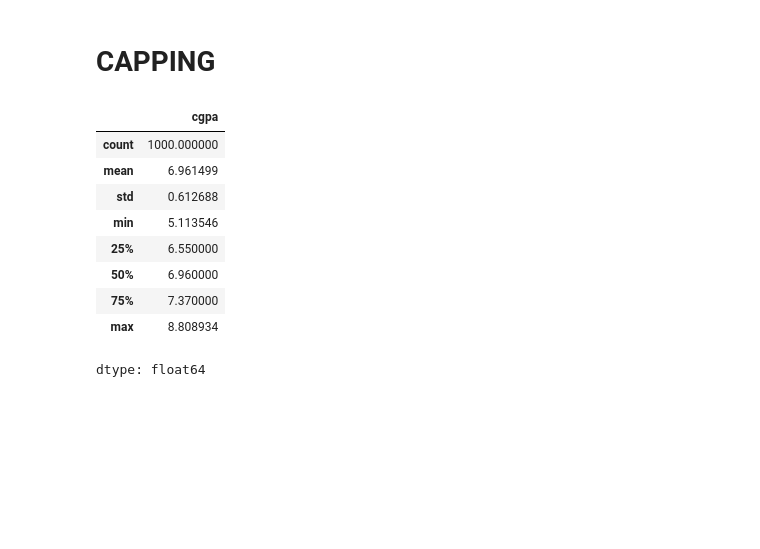
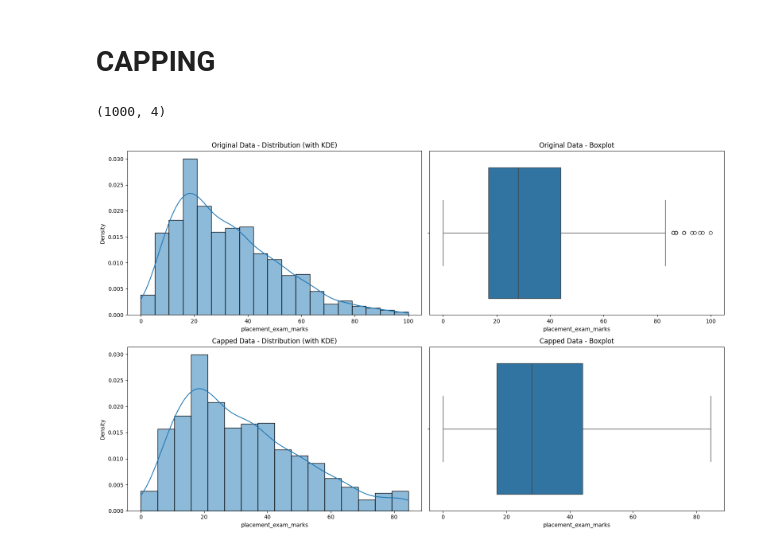
Before and after one commit to the-star-boy/Local-repo, a Jupyter notebook: Z_score.ipynb, the cells around one changed output. Saved outputs shown, nothing was run; the diff lists cells and outputs as text; code cells hidden in the pictures; blank space fills up the shorter version.

```diff
--- a/Z_score.ipynb
+++ b/Z_score.ipynb
@@ -119,5 +164,2 @@ df[df['cgpa_zscore']<-3]
 # %% [markdown]
 # **CAPPING**
-# %%
-upper_limit=df['cgpa'].mean()+3*df['cgpa'].std()
-lower_limit=df['cgpa'].mean()-3*df['cgpa'].std()
@@ -129,23 +166,33 @@ lower_limit=df['cgpa'].mean()-3*df['cgpa'].std()
-# %%
-df['cgpa']=np.where(
-    df['cgpa']>upper_limit,
-    upper_limit,
-    np.where(
-        df['cgpa']<lower_limit,
-        lower_limit,
-        df['cgpa']
-    )
-)
-# %%
-df['cgpa'].describe()
-# %% [output]
-|  | cgpa |
-| count | 1000.000000 |
-| mean | 6.961499 |
-| std | 0.612688 |
-| min | 5.113546 |
-| 25% | 6.550000 |
-| 50% | 6.960000 |
-| 75% | 7.370000 |
-| max | 8.808934 |
-dtype: float64
+# %%
+new_df_cap=df.copy()
+
+new_df_cap['placement_exam_marks']=np.where(
+    new_df_cap['placement_exam_marks']>upper_limit,upper_limit,
+    new_df_cap['placement_exam_marks'])
+# %%
+new_df_cap.shape
+# %% [output]
+(1000, 4)
+# %%
+fig, axes = plt.subplots(2, 2, figsize=(16, 10))
+
+# Original Data - Distribution with KDE
+sns.histplot(df['placement_exam_marks'], ax=axes[0, 0], stat='density', kde=True)
+axes[0, 0].set_title('Original Data - Distribution (with KDE)')
+
+# Original Data - Boxplot
+sns.boxplot(x=df['placement_exam_marks'], ax=axes[0, 1])
+axes[0, 1].set_title('Original Data - Boxplot')
+
+# Capped Data - Distribution with KDE
+sns.histplot(new_df_cap['placement_exam_marks'], ax=axes[1, 0], stat='density', kde=True)
+axes[1, 0].set_title('Capped Data - Distribution (with KDE)')
+
+# Capped Data - Boxplot
+sns.boxplot(x=new_df_cap['placement_exam_marks'], ax=axes[1, 1])
+axes[1, 1].set_title('Capped Data - Boxplot')
+
+plt.tight_layout()
+plt.show()
+# %% [output]
+[figure, added]
```
Also changed, not shown: parts of 24 cells of this notebook.
